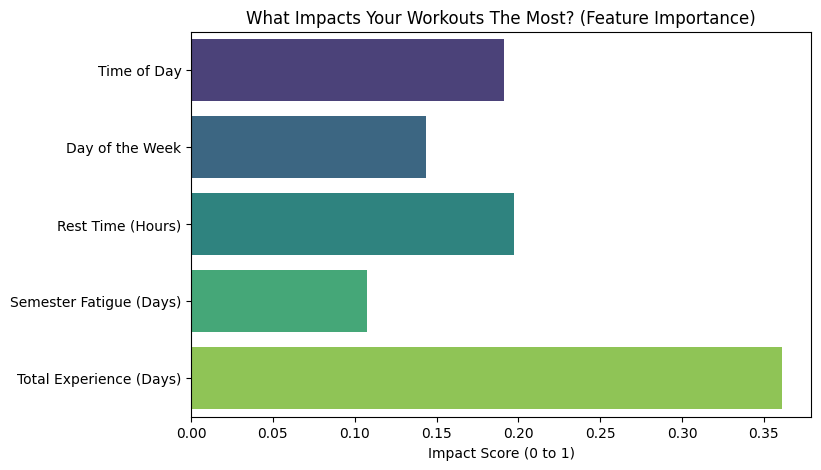
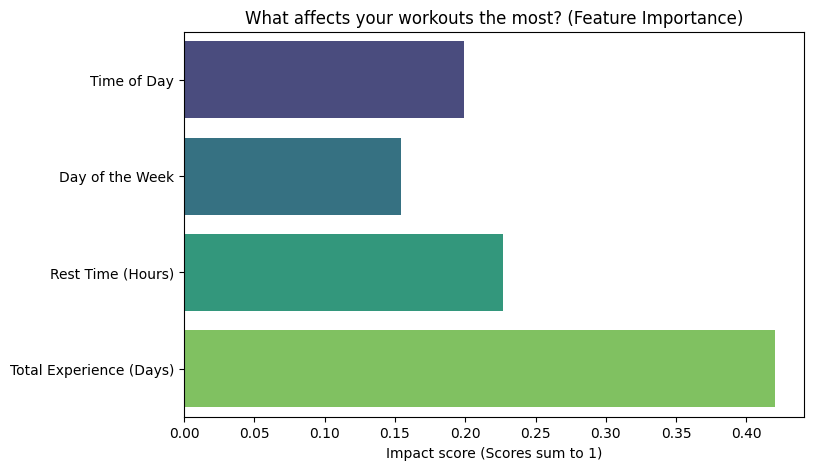
Code edit (unified diff) that turned the first committed figure into the second:
--- before
+++ after
@@ -2,9 +2,6 @@
 from sklearn.ensemble import RandomForestRegressor
 from sklearn.metrics import mean_absolute_error, r2_score
-import matplotlib.pyplot as plt
-import seaborn as sns
-import pandas as pd
 
-print("--- Machine Learning Phase: Random Forest Regressor ---")
+print("--- Machine Learning Phase: Random Forest Regressor ---") # We will use a Random Forest Regressor to predict workout efficiency based on time of day, day of the week, rest time, and total experience
 
 ml_data = clean_data.copy()
@@ -13,9 +10,9 @@
 ml_data['Total_Days_Lifting'] = (ml_data['start_time'] - clean_data['start_time'].min()).dt.days
 
-features = ['Hour_of_Day', 'Day_of_Week', 'Hours_Since_Last_Workout', 'Days_Since_Start', 'Total_Days_Lifting']
+features = ['Hour_of_Day', 'Day_of_Week', 'Hours_Since_Last_Workout', 'Total_Days_Lifting']
 X = ml_data[features]
 y = ml_data['volume_per_min']
 
-X_train, X_test, y_train, y_test = train_test_split(X, y, test_size=0.2, random_state=42)
+X_train, X_test, y_train, y_test = train_test_split(X, y, test_size=0.2, random_state=42) # Splitting the data into training and testing sets (80% train, 20% test)
 
 model = RandomForestRegressor(n_estimators=100, random_state=42)
@@ -23,5 +20,5 @@
 
 predictions = model.predict(X_test)
-mae = mean_absolute_error(y_test, predictions)
+mae = mean_absolute_error(y_test, predictions) # Calculating the Mean Absolute Error to evaluate the model's performance
 
 print(f"Model Accuracy (Mean Absolute Error): The model can predict your workout efficiency within +/- {mae:.2f} kg/min.\n")
@@ -32,12 +29,11 @@
     'Day of the Week', 
     'Rest Time (Hours)', 
-    'Semester Fatigue (Days)', 
     'Total Experience (Days)'
-]
+] # Calculating feature importance to see which factors impact workout efficiency the most
 
 plt.figure(figsize=(8, 5))
 sns.barplot(x=importances, y=feature_names, hue=feature_names, palette='viridis', legend=False)
-plt.title("What Impacts Your Workouts The Most? (Feature Importance)")
-plt.xlabel("Impact Score (0 to 1)")
+plt.title("What affects your workouts the most? (Feature Importance)")
+plt.xlabel("Impact score (Scores sum to 1)")
 plt.show()
 
@@ -46,10 +42,8 @@
     'Day_of_Week': [1],
     'Hours_Since_Last_Workout': [48],
-    'Days_Since_Start': [90],
     'Total_Days_Lifting': [250]
-})
+}) # Hypothetical workout scenario
 
 future_prediction = model.predict(hypothetical_workout)[0]
-print(f"\nAI FUTURE PREDICTION")
-print(f"If you work out on a Tuesday at 8:00 AM with 48 hours of rest,")
-print(f"the model predicts your efficiency will be: {future_prediction:.2f} kg/min!")
+print(f"\nFuture Prediction")
+print(f"If you work out on a Tuesday at 8:00 AM with 48 hours of rest, the model predicts your efficiency will be: \n{future_prediction:.2f} kg/min")

Commit: Add files via upload